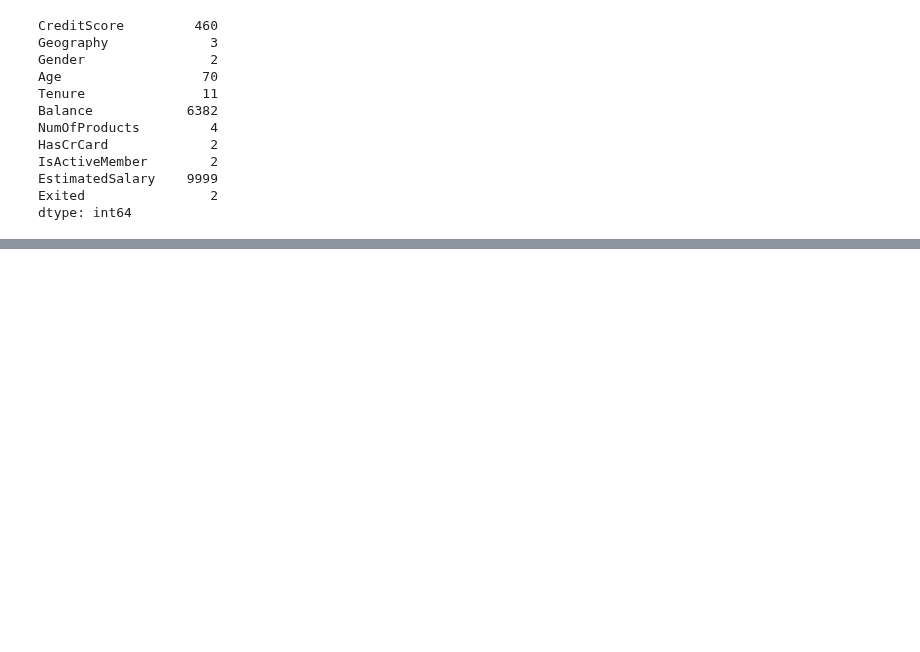
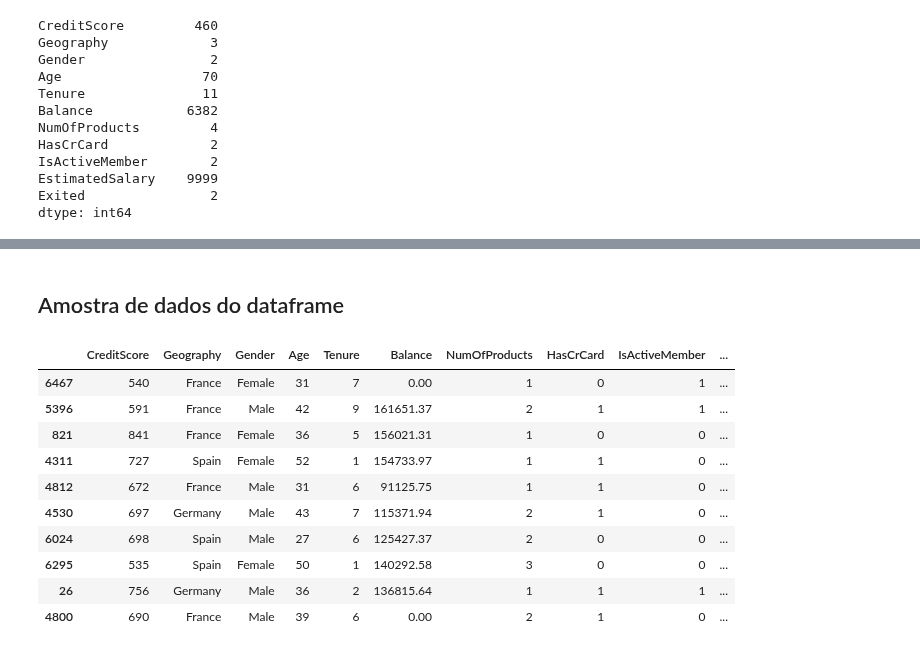
Before and after one commit to emso-exe/Churn_clientes_de_banco, a Jupyter notebook: churn_clientes_de_banco.ipynb, the cells around one changed output, grey strips where cells are left out. Cells and saved outputs as stored; diff of their text form; code cells hidden in the pictures; blank space fills up the shorter version.

```diff
--- a/churn_clientes_de_banco.ipynb
+++ b/churn_clientes_de_banco.ipynb
@@ -157,0 +278,16 @@ Exited
+# %% [markdown]
+## Amostra de dados do dataframe
+# %%
+df.sample(10)
+# %% [output]
+|  | CreditScore | Geography | Gender | Age | Tenure | Balance | NumOfProducts | HasCrCard | IsActiveMember | ... |
+| 6467 | 540 | France | Female | 31 | 7 | 0.00 | 1 | 0 | 1 | ... |
+| 5396 | 591 | France | Male | 42 | 9 | 161651.37 | 2 | 1 | 1 | ... |
+| 821 | 841 | France | Female | 36 | 5 | 156021.31 | 1 | 0 | 0 | ... |
+| 4311 | 727 | Spain | Female | 52 | 1 | 154733.97 | 1 | 1 | 0 | ... |
+| 4812 | 672 | France | Male | 31 | 6 | 91125.75 | 1 | 1 | 0 | ... |
+| 4530 | 697 | Germany | Male | 43 | 7 | 115371.94 | 2 | 1 | 0 | ... |
+| 6024 | 698 | Spain | Male | 27 | 6 | 125427.37 | 2 | 0 | 0 | ... |
+| 6295 | 535 | Spain | Female | 50 | 1 | 140292.58 | 3 | 0 | 0 | ... |
+| 26 | 756 | Germany | Male | 36 | 2 | 136815.64 | 1 | 1 | 1 | ... |
+| 4800 | 690 | France | Male | 39 | 6 | 0.00 | 2 | 1 | 0 | ... |
```
Also changed, not shown: parts of 13 cells of this notebook.
